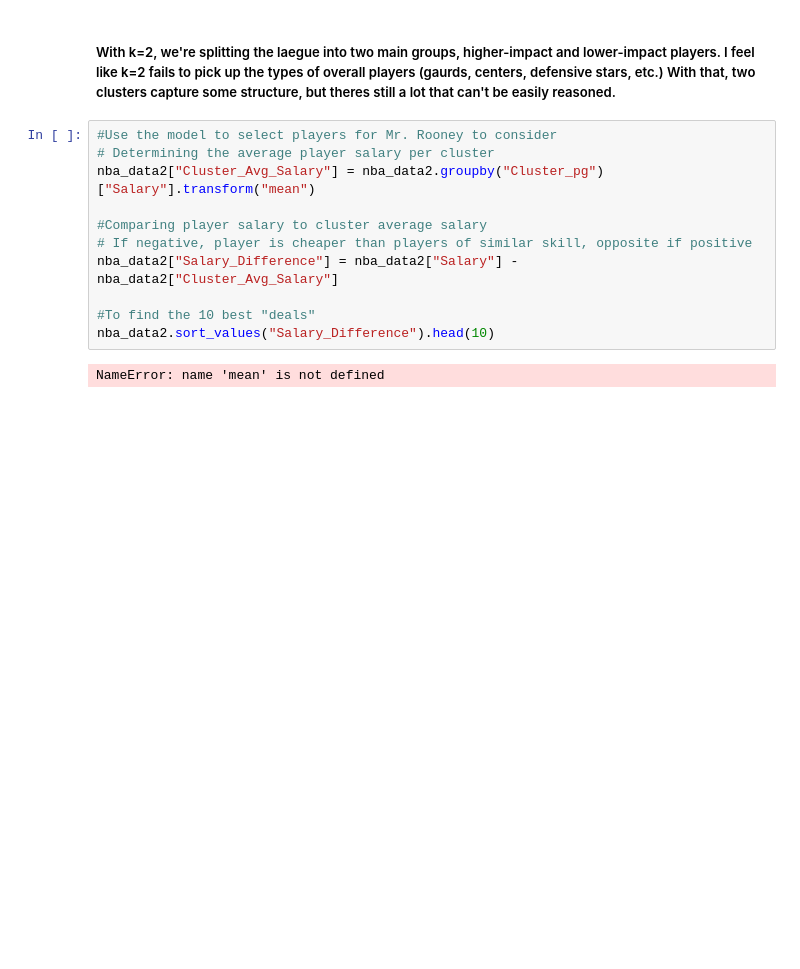
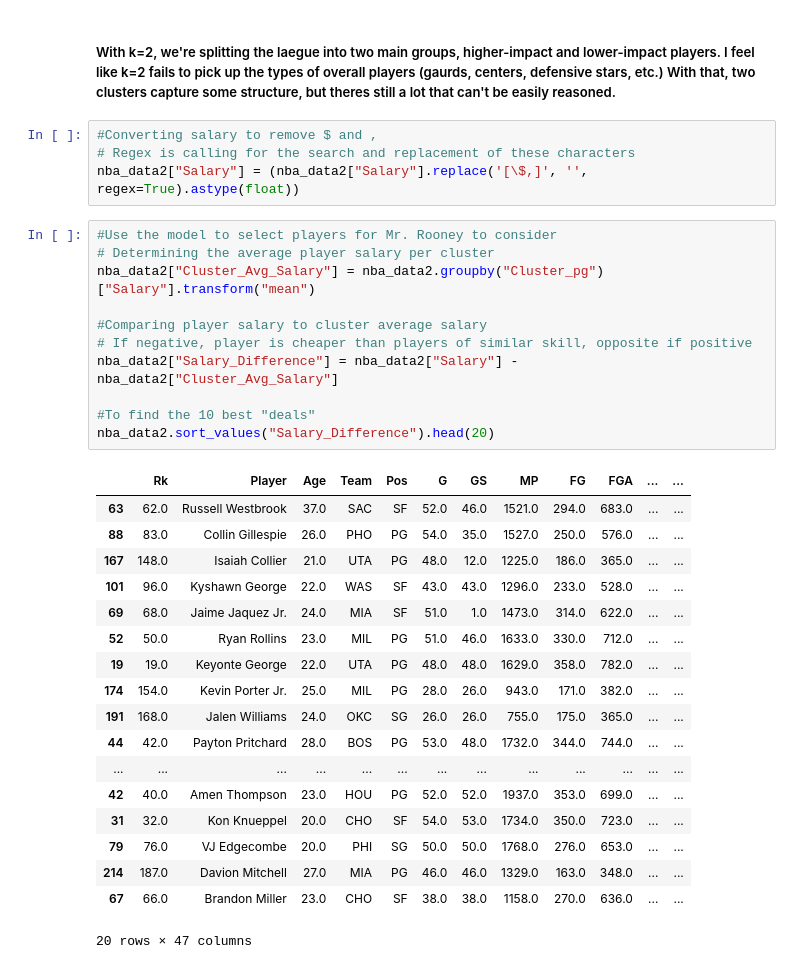
Before and after one commit to Mattcben1/week_6, a Jupyter notebook: Lab-Clustering.ipynb, the cells around one changed output. Saved outputs shown, nothing was run; the diff lists cells and outputs as text; blank space fills up the shorter version.

```diff
--- a/Lab-Clustering.ipynb
+++ b/Lab-Clustering.ipynb
@@ -458,15 +458,36 @@ V explained: 0.3921019688958739
 # %% [markdown]
 ##### With k=2, we're splitting the laegue into two main groups, higher-impact and lower-impact players. I feel like k=2 fails to pick up the types of overall players (gaurds, centers, defensive stars, etc.) With that, two clusters capture some structure, but theres still a lot that can't be easily reasoned.
+# %%
+#Converting salary to remove $ and ,
+# Regex is calling for the search and replacement of these characters
+nba_data2["Salary"] = (nba_data2["Salary"].replace('[\$,]', '', regex=True).astype(float))
 # %%
 #Use the model to select players for Mr. Rooney to consider
 # Determining the average player salary per cluster
 nba_data2["Cluster_Avg_Salary"] = nba_data2.groupby("Cluster_pg")["Salary"].transform("mean")
 
 #Comparing player salary to cluster average salary
 # If negative, player is cheaper than players of similar skill, opposite if positive
 nba_data2["Salary_Difference"] = nba_data2["Salary"] - nba_data2["Cluster_Avg_Salary"]
 
 #To find the 10 best "deals"
-nba_data2.sort_values("Salary_Difference").head(10)
+nba_data2.sort_values("Salary_Difference").head(20)
 # %% [output]
+|  | Rk | Player | Age | Team | Pos | G | GS | MP | FG | FGA | ... | ... |
+| 63 | 62.0 | Russell Westbrook | 37.0 | SAC | SF | 52.0 | 46.0 | 1521.0 | 294.0 | 683.0 | ... | ... |
+| 88 | 83.0 | Collin Gillespie | 26.0 | PHO | PG | 54.0 | 35.0 | 1527.0 | 250.0 | 576.0 | ... | ... |
+| 167 | 148.0 | Isaiah Collier | 21.0 | UTA | PG | 48.0 | 12.0 | 1225.0 | 186.0 | 365.0 | ... | ... |
+| 101 | 96.0 | Kyshawn George | 22.0 | WAS | SF | 43.0 | 43.0 | 1296.0 | 233.0 | 528.0 | ... | ... |
+| 69 | 68.0 | Jaime Jaquez Jr. | 24.0 | MIA | SF | 51.0 | 1.0 | 1473.0 | 314.0 | 622.0 | ... | ... |
+| 52 | 50.0 | Ryan Rollins | 23.0 | MIL | PG | 51.0 | 46.0 | 1633.0 | 330.0 | 712.0 | ... | ... |
+| 19 | 19.0 | Keyonte George | 22.0 | UTA | PG | 48.0 | 48.0 | 1629.0 | 358.0 | 782.0 | ... | ... |
+| 174 | 154.0 | Kevin Porter Jr. | 25.0 | MIL | PG | 28.0 | 26.0 | 943.0 | 171.0 | 382.0 | ... | ... |
+| 191 | 168.0 | Jalen Williams | 24.0 | OKC | SG | 26.0 | 26.0 | 755.0 | 175.0 | 365.0 | ... | ... |
+| 44 | 42.0 | Payton Pritchard | 28.0 | BOS | PG | 53.0 | 48.0 | 1732.0 | 344.0 | 744.0 | ... | ... |
+| ... | ... | ... | ... | ... | ... | ... | ... | ... | ... | ... | ... | ... |
+| 42 | 40.0 | Amen Thompson | 23.0 | HOU | PG | 52.0 | 52.0 | 1937.0 | 353.0 | 699.0 | ... | ... |
+| 31 | 32.0 | Kon Knueppel | 20.0 | CHO | SF | 54.0 | 53.0 | 1734.0 | 350.0 | 723.0 | ... | ... |
+| 79 | 76.0 | VJ Edgecombe | 20.0 | PHI | SG | 50.0 | 50.0 | 1768.0 | 276.0 | 653.0 | ... | ... |
+| 214 | 187.0 | Davion Mitchell | 27.0 | MIA | PG | 46.0 | 46.0 | 1329.0 | 163.0 | 348.0 | ... | ... |
+| 67 | 66.0 | Brandon Miller | 23.0 | CHO | SF | 38.0 | 38.0 | 1158.0 | 270.0 | 636.0 | ... | ... |
-NameError: name 'mean' is not defined
+20 rows × 47 columns
```
Also changed, not shown: parts of 8 cells of this notebook, 1 other file.
